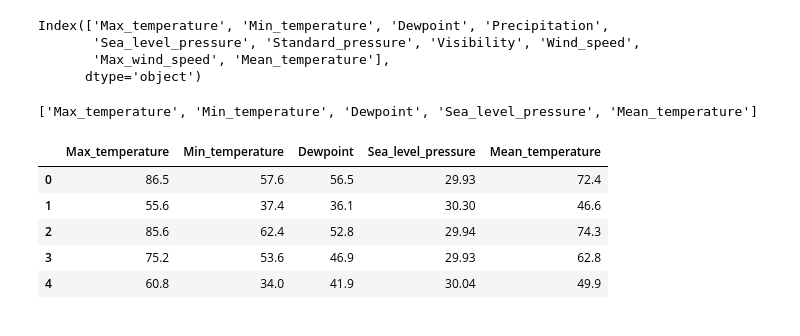
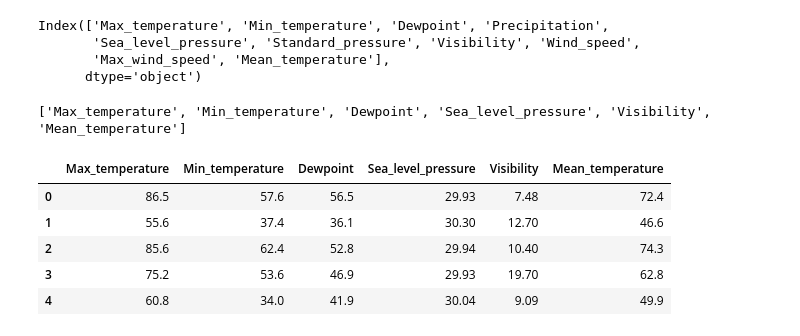
Before and after one commit to andreidore/aicrowd_practice, a Jupyter notebook: tmpmn.ipynb, the cells around one changed output. Drawn from its saved outputs; the diff is of its cells as text; code cells hidden in the pictures.

```diff
--- a/tmpmn.ipynb
+++ b/tmpmn.ipynb
@@ -83,21 +88,21 @@ Index(['Max_temperature', 'Min_temperature', 'Dewpoint', 'Precipitation',
        'Max_wind_speed', 'Mean_temperature'],
       dtype='object')
 # %%
-features=["Max_temperature","Min_temperature","Dewpoint","Sea_level_pressure"]
+features=["Max_temperature","Min_temperature","Dewpoint","Sea_level_pressure","Visibility"]
 target=["Mean_temperature"]
 columns=list(features)
 columns.extend(target)
 print(columns)
 
 data=all_data[columns]
 data.head()
 # %% [output]
-['Max_temperature', 'Min_temperature', 'Dewpoint', 'Sea_level_pressure', 'Mean_temperature']
+['Max_temperature', 'Min_temperature', 'Dewpoint', 'Sea_level_pressure', 'Visibility', 'Mean_temperature']
-|  | Max_temperature | Min_temperature | Dewpoint | Sea_level_pressure | Mean_temperature |
-| 0 | 86.5 | 57.6 | 56.5 | 29.93 | 72.4 |
-| 1 | 55.6 | 37.4 | 36.1 | 30.30 | 46.6 |
-| 2 | 85.6 | 62.4 | 52.8 | 29.94 | 74.3 |
-| 3 | 75.2 | 53.6 | 46.9 | 29.93 | 62.8 |
-| 4 | 60.8 | 34.0 | 41.9 | 30.04 | 49.9 |
+|  | Max_temperature | Min_temperature | Dewpoint | Sea_level_pressure | Visibility | Mean_temperature |
+| 0 | 86.5 | 57.6 | 56.5 | 29.93 | 7.48 | 72.4 |
+| 1 | 55.6 | 37.4 | 36.1 | 30.30 | 12.70 | 46.6 |
+| 2 | 85.6 | 62.4 | 52.8 | 29.94 | 10.40 | 74.3 |
+| 3 | 75.2 | 53.6 | 46.9 | 29.93 | 19.70 | 62.8 |
+| 4 | 60.8 | 34.0 | 41.9 | 30.04 | 9.09 | 49.9 |
 # %%
 X_train, X_val= train_test_split(data, test_size=0.2, random_state=42)
```
Also changed, not shown: parts of 11 cells of this notebook.
